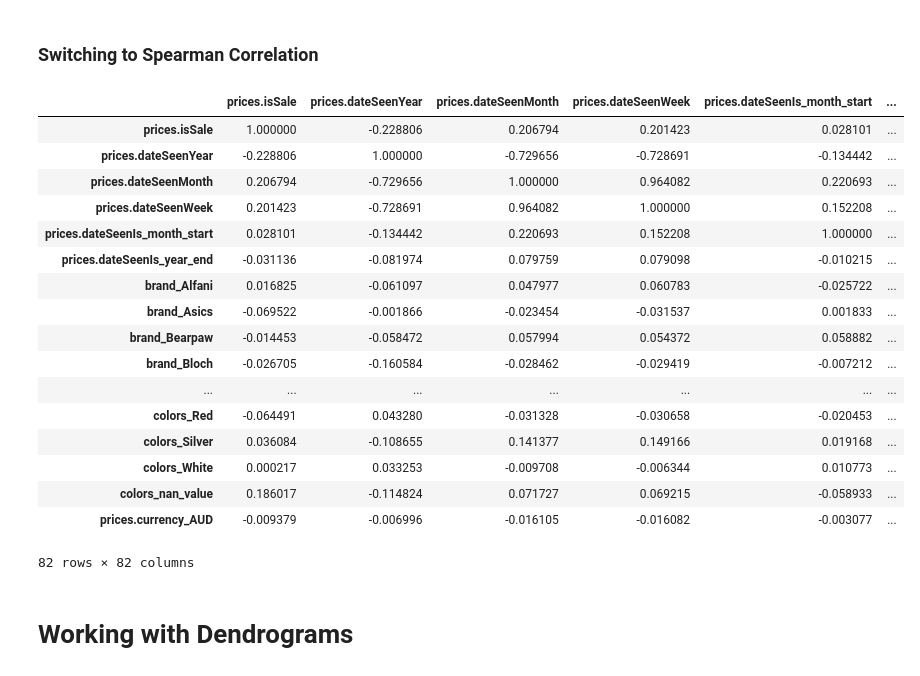
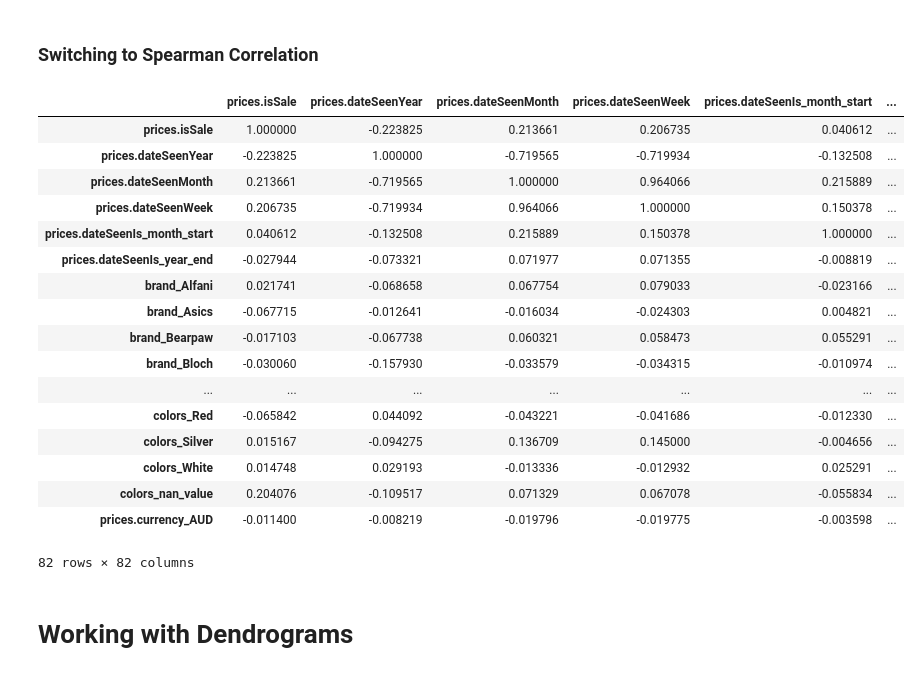
Before and after one commit to chenwen1226/data-science, a Jupyter notebook: Mid-term Project/4. Women shoe-Correlation Analysis.ipynb, the cells around one changed output. Cells and saved outputs as stored; diff of their text form; code cells hidden in the pictures.

```diff
--- a/Mid-term Project/4. Women shoe-Correlation Analysis.ipynb
+++ b/Mid-term Project/4. Women shoe-Correlation Analysis.ipynb
@@ -101,7 +101,7 @@ To see which features may still be redundant, we should explore correlations bet
 # %% [markdown]
 First we select the top 82 features.
 # %%
-reduced_X = X[selected_feat_names]
+reduced_X = X_train[selected_feat_names]
 # %%
 reduced_X.shape
 # %% [output]
@@ -140,25 +130,25 @@ df_reduced[bool_cols] = df_reduced[bool_cols].astype(int)
 # %% [markdown]
 ### Switching to Spearman Correlation
 # %%
-df_reduced.corr(method = 'spearman').to_cvs()
+df_reduced.corr(method = 'spearman')
 # %% [output]
 |  | prices.isSale | prices.dateSeenYear | prices.dateSeenMonth | prices.dateSeenWeek | prices.dateSeenIs_month_start | ... |
-| prices.isSale | 1.000000 | -0.228806 | 0.206794 | 0.201423 | 0.028101 | ... |
-| prices.dateSeenYear | -0.228806 | 1.000000 | -0.729656 | -0.728691 | -0.134442 | ... |
-| prices.dateSeenMonth | 0.206794 | -0.729656 | 1.000000 | 0.964082 | 0.220693 | ... |
-| prices.dateSeenWeek | 0.201423 | -0.728691 | 0.964082 | 1.000000 | 0.152208 | ... |
-| prices.dateSeenIs_month_start | 0.028101 | -0.134442 | 0.220693 | 0.152208 | 1.000000 | ... |
-| prices.dateSeenIs_year_end | -0.031136 | -0.081974 | 0.079759 | 0.079098 | -0.010215 | ... |
-| brand_Alfani | 0.016825 | -0.061097 | 0.047977 | 0.060783 | -0.025722 | ... |
-| brand_Asics | -0.069522 | -0.001866 | -0.023454 | -0.031537 | 0.001833 | ... |
-| brand_Bearpaw | -0.014453 | -0.058472 | 0.057994 | 0.054372 | 0.058882 | ... |
-| brand_Bloch | -0.026705 | -0.160584 | -0.028462 | -0.029419 | -0.007212 | ... |
+| prices.isSale | 1.000000 | -0.223825 | 0.213661 | 0.206735 | 0.040612 | ... |
+| prices.dateSeenYear | -0.223825 | 1.000000 | -0.719565 | -0.719934 | -0.132508 | ... |
+| prices.dateSeenMonth | 0.213661 | -0.719565 | 1.000000 | 0.964066 | 0.215889 | ... |
+| prices.dateSeenWeek | 0.206735 | -0.719934 | 0.964066 | 1.000000 | 0.150378 | ... |
+| prices.dateSeenIs_month_start | 0.040612 | -0.132508 | 0.215889 | 0.150378 | 1.000000 | ... |
+| prices.dateSeenIs_year_end | -0.027944 | -0.073321 | 0.071977 | 0.071355 | -0.008819 | ... |
+| brand_Alfani | 0.021741 | -0.068658 | 0.067754 | 0.079033 | -0.023166 | ... |
+| brand_Asics | -0.067715 | -0.012641 | -0.016034 | -0.024303 | 0.004821 | ... |
+| brand_Bearpaw | -0.017103 | -0.067738 | 0.060321 | 0.058473 | 0.055291 | ... |
+| brand_Bloch | -0.030060 | -0.157930 | -0.033579 | -0.034315 | -0.010974 | ... |
 | ... | ... | ... | ... | ... | ... | ... |
-| colors_Red | -0.064491 | 0.043280 | -0.031328 | -0.030658 | -0.020453 | ... |
-| colors_Silver | 0.036084 | -0.108655 | 0.141377 | 0.149166 | 0.019168 | ... |
-| colors_White | 0.000217 | 0.033253 | -0.009708 | -0.006344 | 0.010773 | ... |
-| colors_nan_value | 0.186017 | -0.114824 | 0.071727 | 0.069215 | -0.058933 | ... |
-| prices.currency_AUD | -0.009379 | -0.006996 | -0.016105 | -0.016082 | -0.003077 | ... |
+| colors_Red | -0.065842 | 0.044092 | -0.043221 | -0.041686 | -0.012330 | ... |
+| colors_Silver | 0.015167 | -0.094275 | 0.136709 | 0.145000 | -0.004656 | ... |
+| colors_White | 0.014748 | 0.029193 | -0.013336 | -0.012932 | 0.025291 | ... |
+| colors_nan_value | 0.204076 | -0.109517 | 0.071329 | 0.067078 | -0.055834 | ... |
+| prices.currency_AUD | -0.011400 | -0.008219 | -0.019796 | -0.019775 | -0.003598 | ... |
 82 rows × 82 columns
 # %% [markdown]
 # Working with Dendrograms
```
Also changed, not shown: parts of 24 cells of this notebook, 3 other files.
